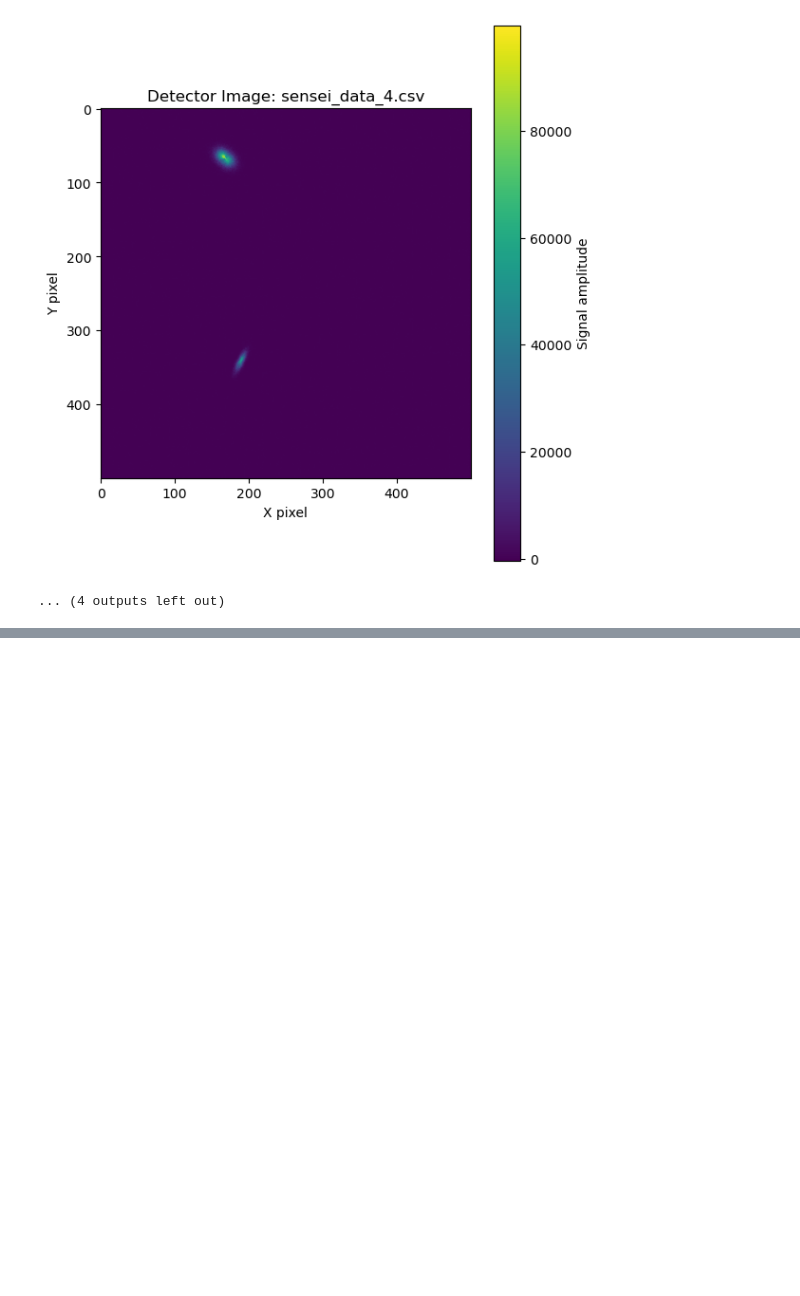
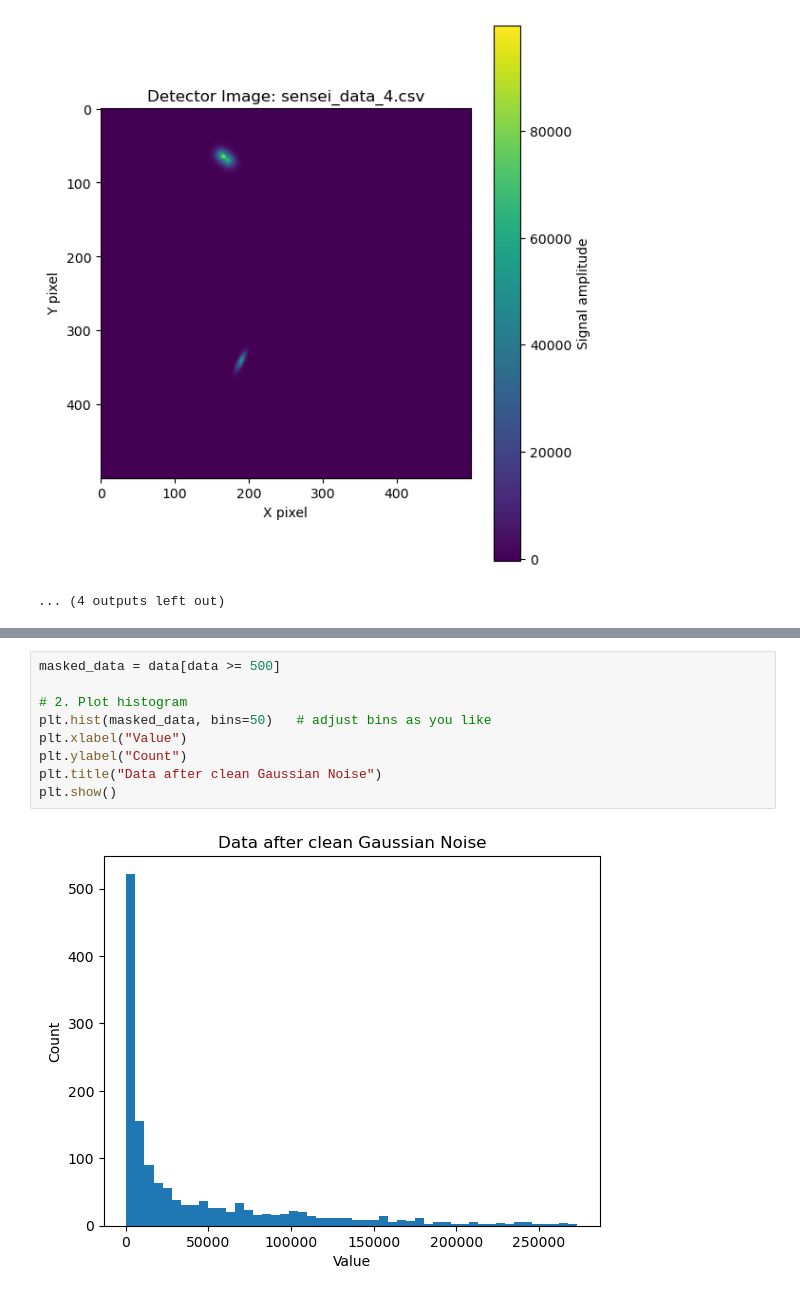
Before and after one commit to dowlingwong/GGI_CCDNR, a Jupyter notebook: CCD_viz.ipynb, the cells around one changed output, grey strips where cells are left out. Saved outputs shown, nothing was run; the diff lists cells and outputs as text; blank space fills up the shorter version.

```diff
--- a/CCD_viz.ipynb
+++ b/CCD_viz.ipynb
@@ -43,0 +57,11 @@ Found 15 CSV files.
+# %%
+masked_data = data[data >= 500]
+
+# 2. Plot histogram
+plt.hist(masked_data, bins=50)   # adjust bins as you like
+plt.xlabel("Value")
+plt.ylabel("Count")
+plt.title("Data after clean Gaussian Noise")
+plt.show()
+# %% [output]
+[figure, added]
```
Also changed, not shown: parts of 4 cells of this notebook, 4 other files.
